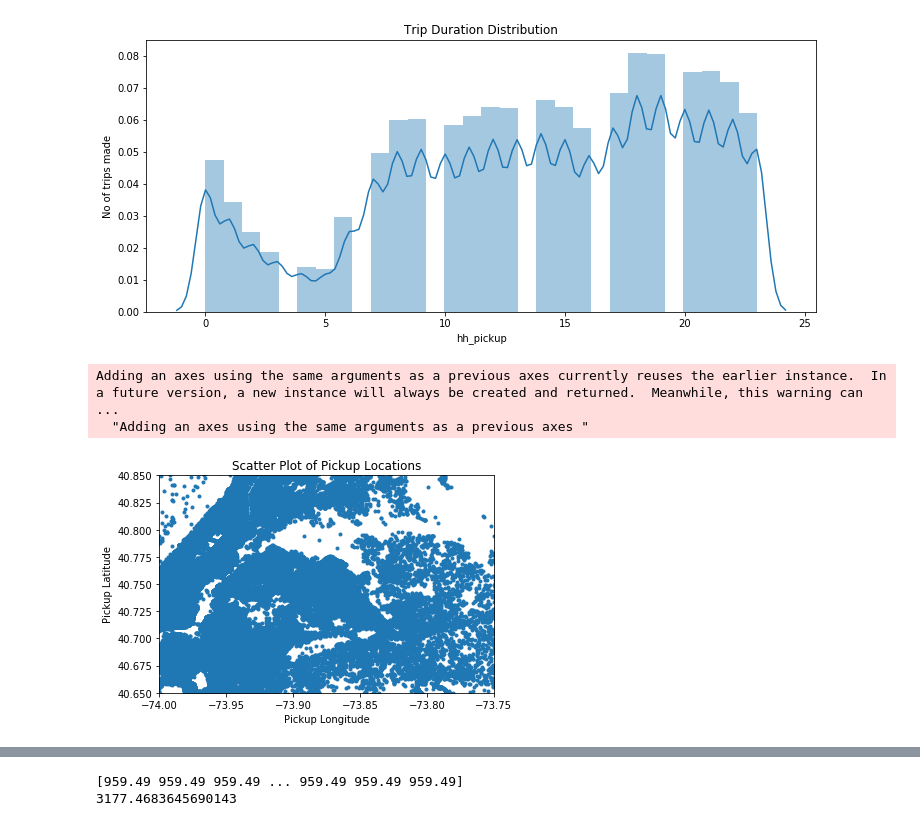
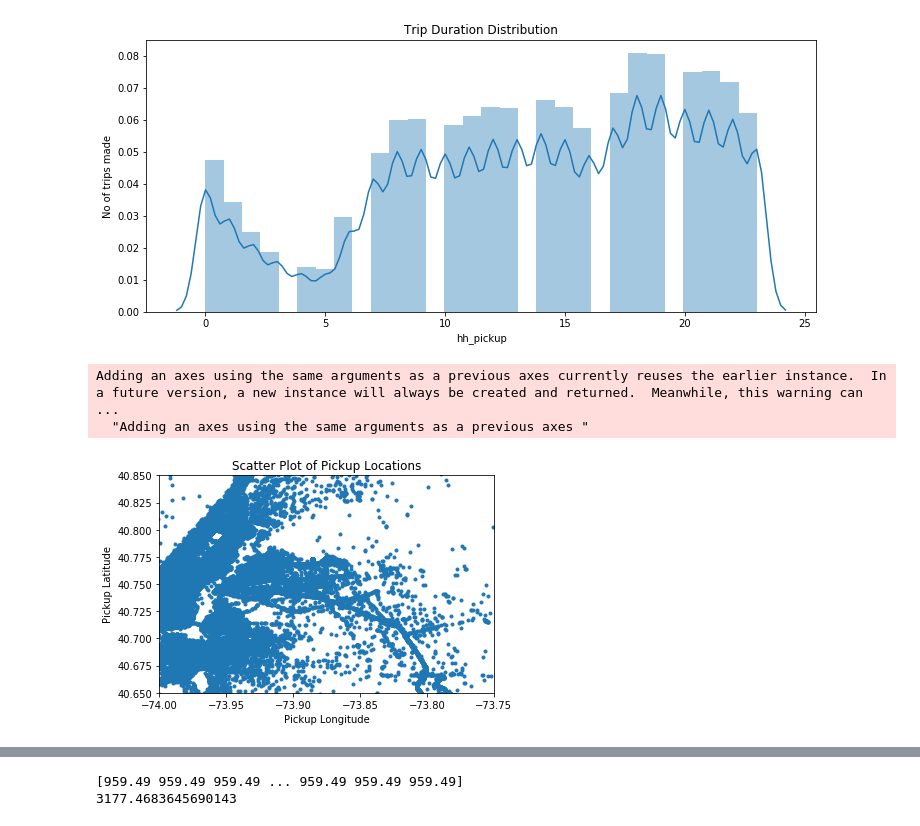
Before and after one commit to mrsaeeddev/nyc-taxi-dataset-analysis, a Jupyter notebook: nyc-taxi-dataset-analysis.ipynb, the cells around one changed output, grey strips where cells are left out. Saved outputs shown, nothing was run; the diff lists cells and outputs as text; code cells hidden in the pictures.

```diff
--- a/nyc-taxi-dataset-analysis.ipynb
+++ b/nyc-taxi-dataset-analysis.ipynb
@@ -174,16 +180,16 @@ pass
 [figure]
 # %%
 
-plt.scatter(df['dropoff_longitude'],df['dropoff_latitude'],marker='.')
+plt.scatter(df['pickup_longitude'],df['pickup_latitude'],marker='.')
 
 
 ax = plt.axes()
 ax.set_xlim([-74,-73.75])
 ax.set_ylim([40.650,40.850])
 plt.xlabel('Pickup Longitude');
 plt.ylabel('Pickup Latitude');
 plt.title('Scatter Plot of Pickup Locations');
 # %% [output]
 Adding an axes using the same arguments as a previous axes currently reuses the earlier instance.  In a future version, a new instance will always be created and returned.  Meanwhile, this warning can ...
   "Adding an axes using the same arguments as a previous axes "
-[figure, old version]
+[figure, new version]
```
Also changed, not shown: parts of 5 cells of this notebook, 1 other file.
